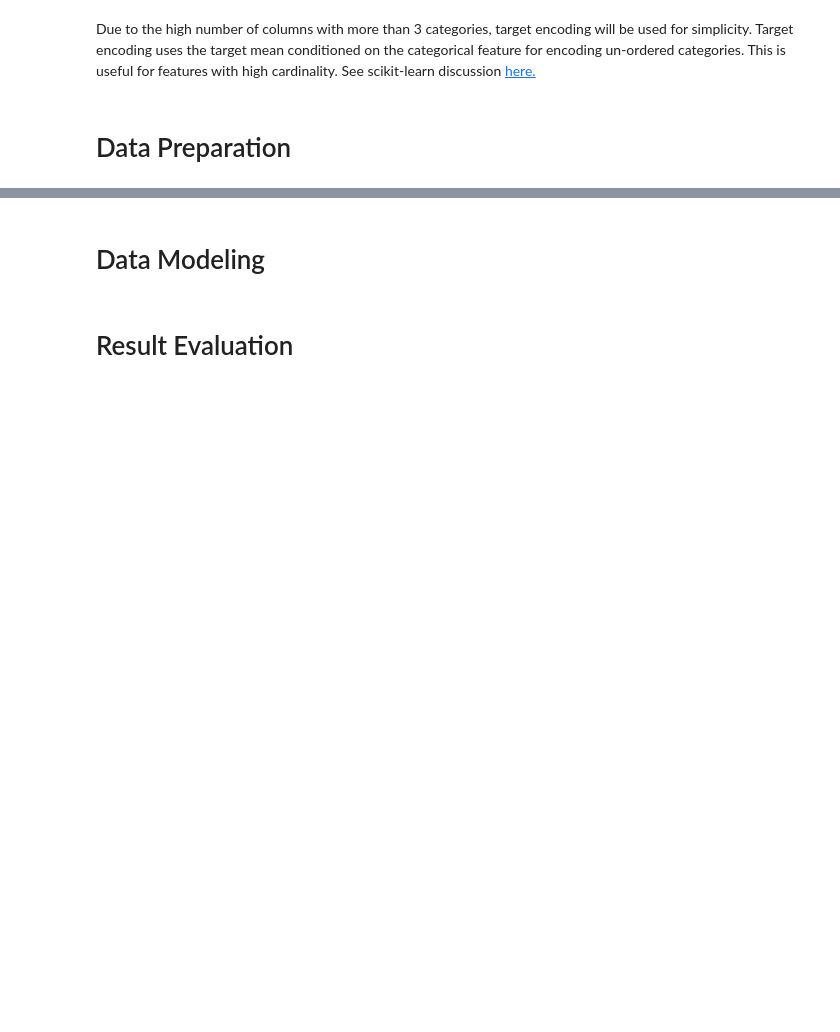
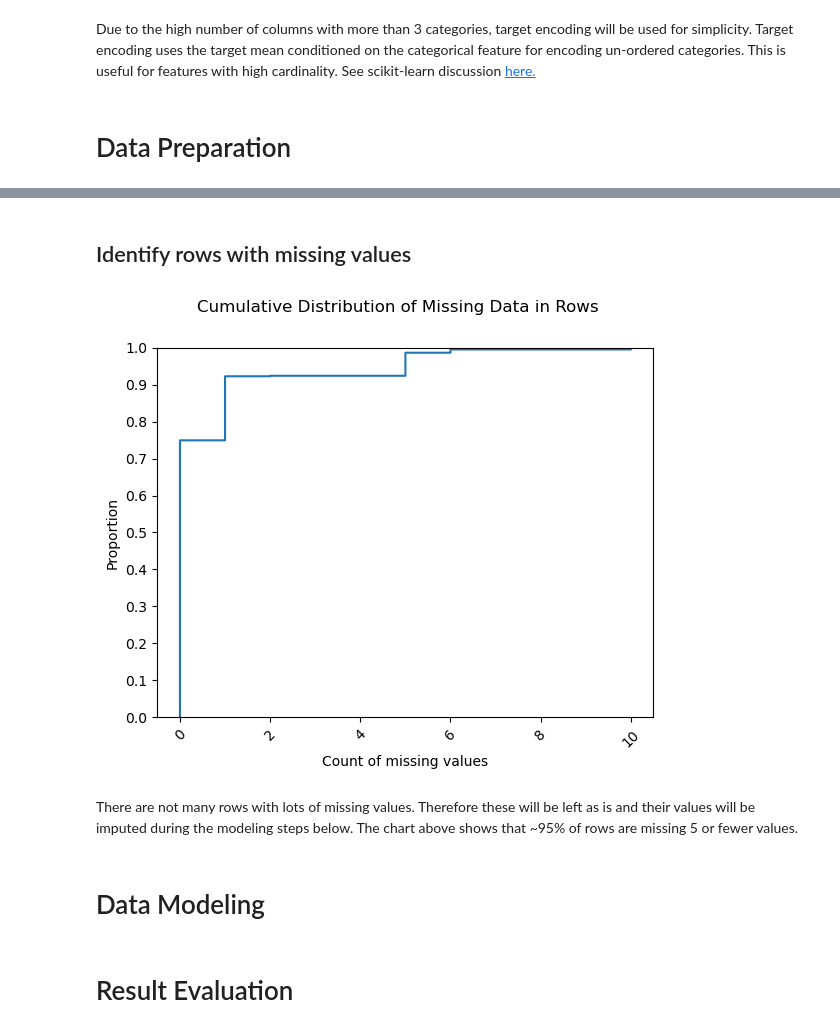
Before and after one commit to charlesbeacham/house_prices, a Jupyter notebook: housing.ipynb, the cells around one changed output, grey strips where cells are left out. Saved outputs shown, nothing was run; the diff lists cells and outputs as text; code cells hidden in the pictures; blank space fills up the shorter version.

```diff
--- a/housing.ipynb
+++ b/housing.ipynb
@@ -217,3 +233,37 @@ Due to the high number of columns with more than 3 categories, target encoding w
+# %%
+def drop_columns(df, threshold=600):
+    """
+    drop columns that have greater than 'threshold' number of missing values.
+
+    Parameters:
+        df: the dataframe to drop columns from
+        threshold: the threshold value above which would signify the column should be dropped
+    Returns:
+        df_out: the original dataframe with the columns dropped.
+    """
+    drop_cols = df.columns[df.isna().sum() > threshold].to_list()
+    df_out = df.drop(columns=drop_cols)
+
+    return df_out
+
+
+df = drop_columns(df, threshold=600)
+# %% [markdown]
+## Identify rows with missing values
+# %%
+# identify and plot missing rows
+missing_row = df.shape[1] - df.count(axis=1)  # number of missing values per row
+
+fig, ax = plt.subplots()
+sns.ecdfplot(missing_row, ax=ax)
+plt.xticks(rotation=45)
+ax.set_yticks(list(np.arange(0.0, 1.1, 0.1)))
+plt.suptitle("Cumulative Distribution of Missing Data in Rows")
+ax.set_xlabel("Count of missing values");
+# %% [output]
+[figure, added]
+# %% [markdown]
+There are not many rows with lots of missing values.  Therefore these will be left as is and their values will be imputed during the modeling steps below.  The chart above shows that ~95% of rows are missing 5 or fewer values.
 # %% [markdown]
 # Data Modeling
 # %% [markdown]
```
Also changed, not shown: parts of 3 cells of this notebook.
